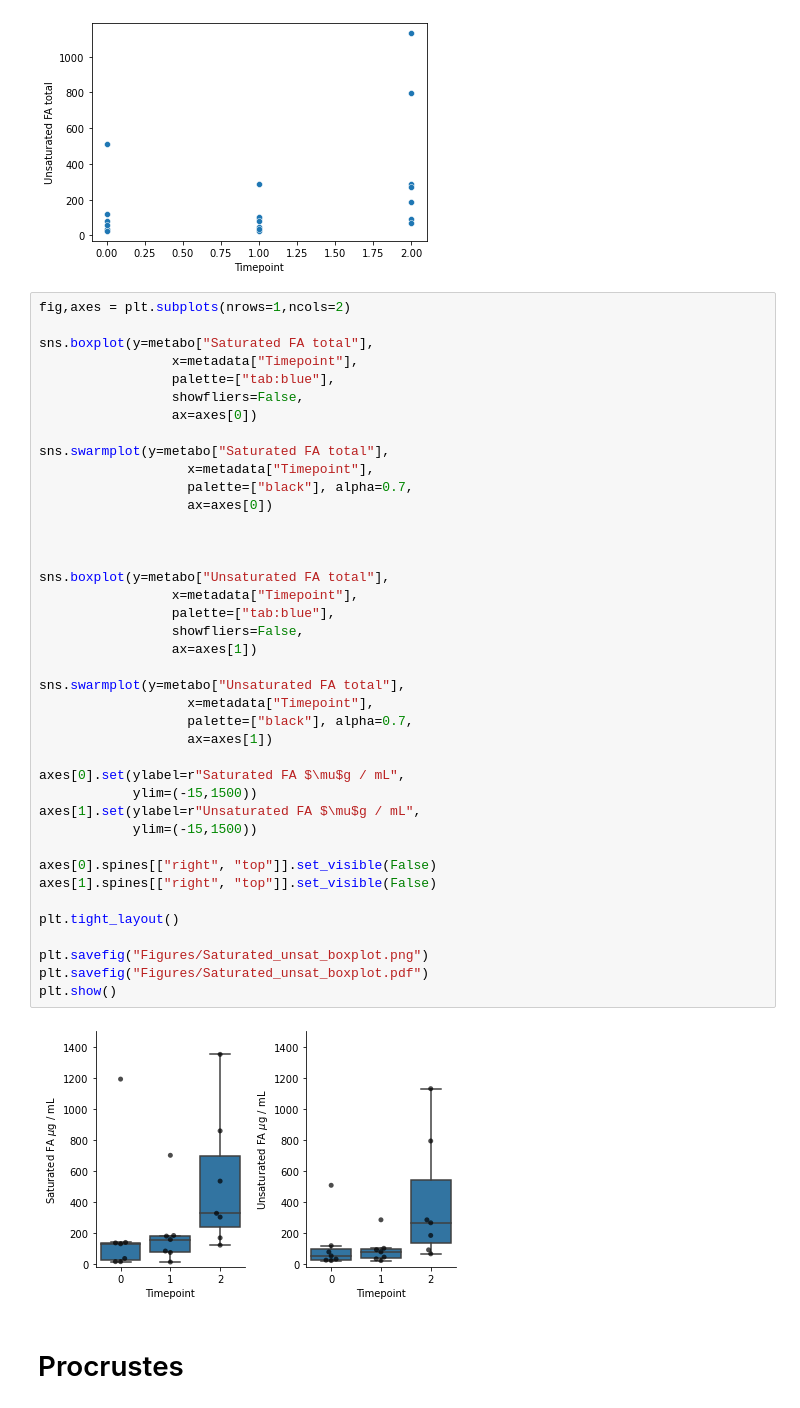
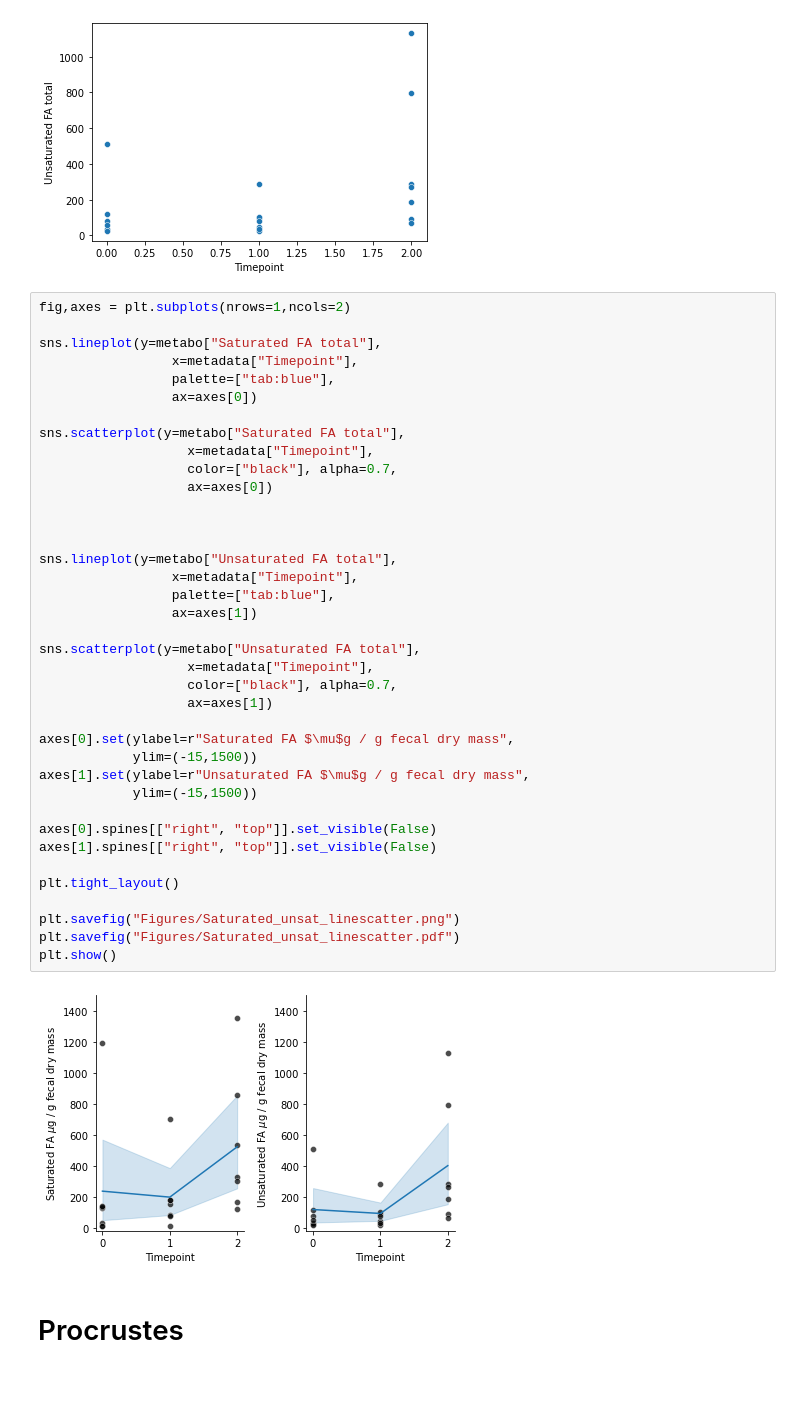
Before and after one commit to sterrettJD/Breastfed-Neonates, a Jupyter notebook: Metabolome.ipynb, the cells around one changed output. Drawn from its saved outputs; the diff is of its cells as text.

Commit message:
update saturated FA fig

```diff
--- a/Metabolome.ipynb
+++ b/Metabolome.ipynb
@@ -536,45 +531,43 @@ sns.scatterplot(y=metabo["Unsaturated FA total"],
 # %%
 fig,axes = plt.subplots(nrows=1,ncols=2)
 
-sns.boxplot(y=metabo["Saturated FA total"],
+sns.lineplot(y=metabo["Saturated FA total"],
                  x=metadata["Timepoint"],
                  palette=["tab:blue"],
-                 showfliers=False,
                  ax=axes[0])
 
-sns.swarmplot(y=metabo["Saturated FA total"],
+sns.scatterplot(y=metabo["Saturated FA total"],
                    x=metadata["Timepoint"],
-                   palette=["black"], alpha=0.7,
+                   color=["black"], alpha=0.7,
                    ax=axes[0])
 
 
 
-sns.boxplot(y=metabo["Unsaturated FA total"],
+sns.lineplot(y=metabo["Unsaturated FA total"],
                  x=metadata["Timepoint"],
                  palette=["tab:blue"],
-                 showfliers=False,
                  ax=axes[1])
 
-sns.swarmplot(y=metabo["Unsaturated FA total"],
+sns.scatterplot(y=metabo["Unsaturated FA total"],
                    x=metadata["Timepoint"],
-                   palette=["black"], alpha=0.7,
+                   color=["black"], alpha=0.7,
                    ax=axes[1])
 
-axes[0].set(ylabel=r"Saturated FA $\mu$g / mL",
+axes[0].set(ylabel=r"Saturated FA $\mu$g / g fecal dry mass",
             ylim=(-15,1500))
-axes[1].set(ylabel=r"Unsaturated FA $\mu$g / mL",
+axes[1].set(ylabel=r"Unsaturated FA $\mu$g / g fecal dry mass",
             ylim=(-15,1500))
 
 axes[0].spines[["right", "top"]].set_visible(False)
 axes[1].spines[["right", "top"]].set_visible(False)
 
 plt.tight_layout()
 
-plt.savefig("Figures/Saturated_unsat_boxplot.png")
-plt.savefig("Figures/Saturated_unsat_boxplot.pdf")
+plt.savefig("Figures/Saturated_unsat_linescatter.png")
+plt.savefig("Figures/Saturated_unsat_linescatter.pdf")
 plt.show()
 # %% [output]
-[figure, old version]
+[figure, new version]
 # %% [markdown]
 # Procrustes
 # %%
```
Also changed, not shown: parts of 2 cells of this notebook.
